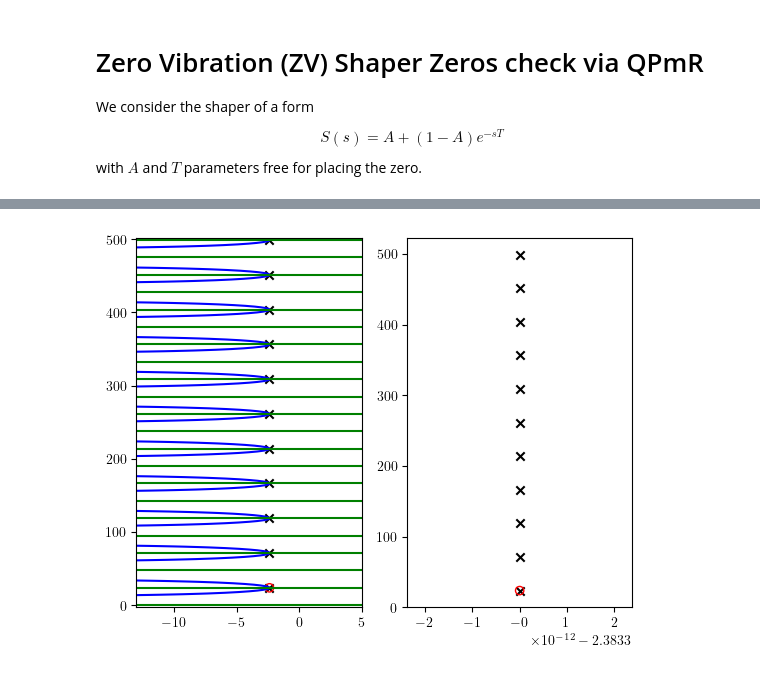
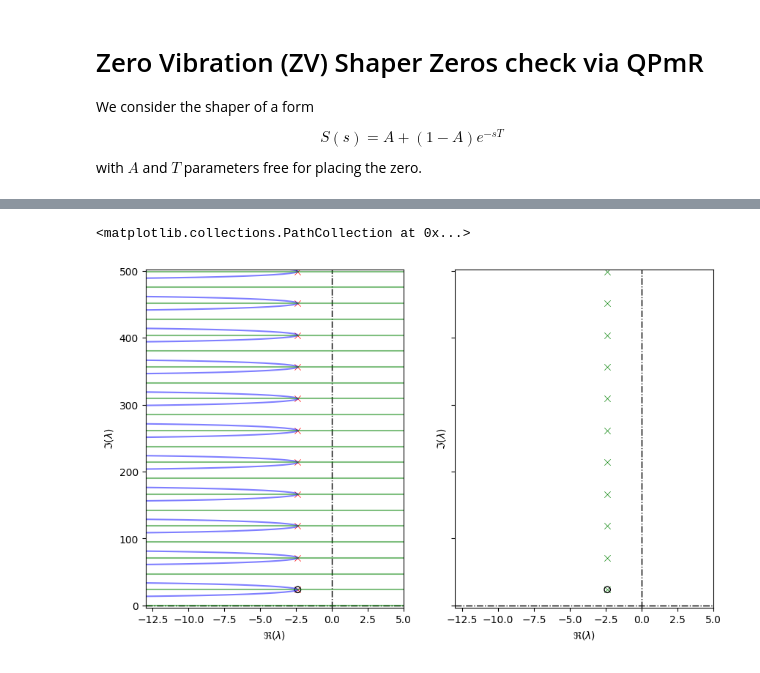
Before and after one commit to LockeErasmus/qpmr, a Jupyter notebook: examples/example_shaper_ZV.ipynb, the cells around one changed output, grey strips where cells are left out. Saved outputs shown, nothing was run; the diff lists cells and outputs as text; code cells hidden in the pictures.

```diff
--- a/examples/example_shaper_ZV.ipynb
+++ b/examples/example_shaper_ZV.ipynb
@@ -46,15 +42,10 @@ DEBUG:qpmr.argument_principle:Using argument principle, contour integral = 11.00
-# %%
-plt.figure()
-
-plt.subplot(121)
-plt.contour(np.real(complex_grid), np.imag(complex_grid), np.real(value), levels=[0], colors='blue')
-plt.contour(np.real(complex_grid), np.imag(complex_grid), np.imag(value), levels=[0], colors='green')
-plt.scatter(np.real(roots), np.imag(roots), marker="x", color="k")
-plt.scatter(np.real(s0), np.imag(s0), marker="o", edgecolors="r", facecolors='none')
-
-plt.subplot(122)
-plt.scatter(np.real(roots), np.imag(roots), marker="x", color="k")
-plt.scatter(np.real(s0), np.imag(s0), marker="o", edgecolors="r", facecolors='none')
-plt.show()
-# %% [output]
-[figure, removed]
+# %%
+fig, (ax1, ax2) = plt.subplots(1,2,figsize=(10,6), sharex=True, sharey=True)
+
+qpmr_basic(roots, meta, ax=ax1)
+roots_basic(roots, ax=ax2)
+ax1.scatter(np.real(s0), np.imag(s0), marker="o", edgecolors="k", facecolors='none')
+ax2.scatter(np.real(s0), np.imag(s0), marker="o", edgecolors="k", facecolors='none')
+# %% [output]
+<matplotlib.collections.PathCollection at 0x...>
+[figure, added]
```
Also changed, not shown: parts of 2 cells of this notebook, 10 other files.
